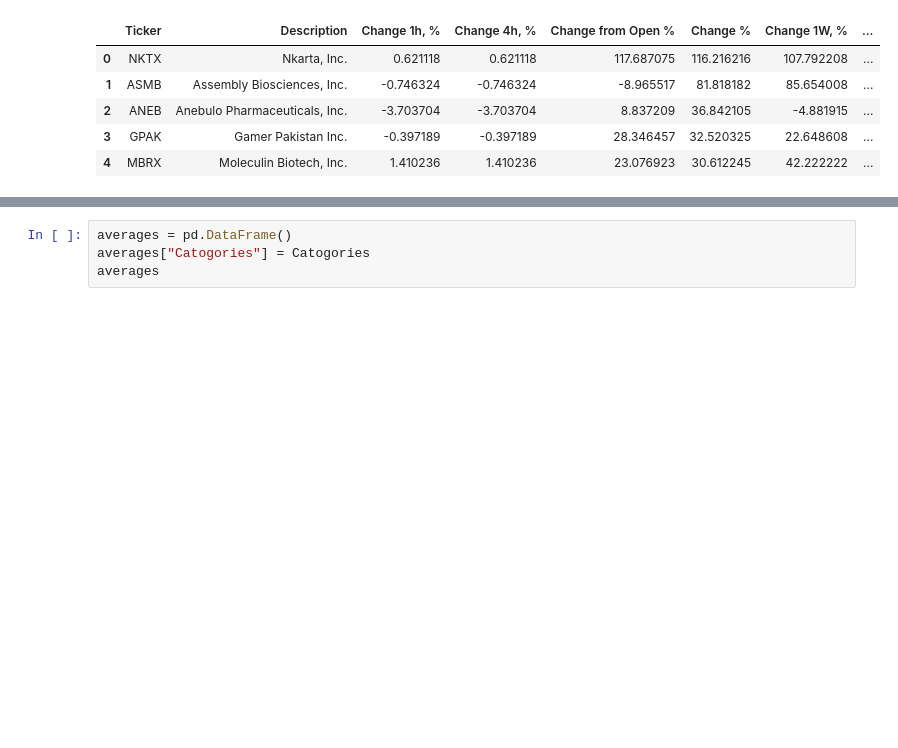
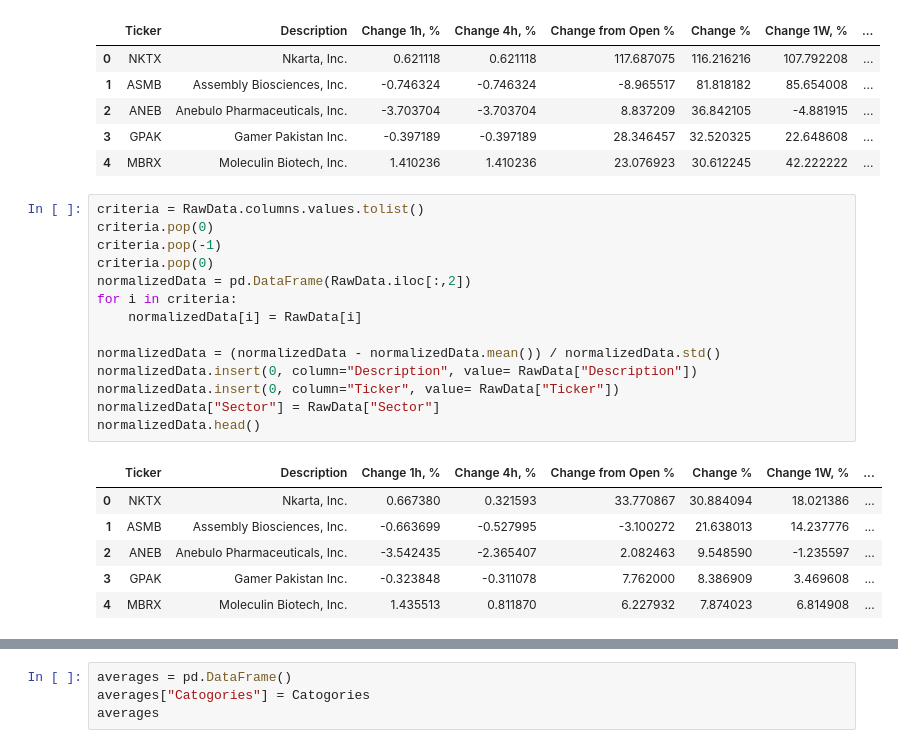
Before and after one commit to Hamza-joosub/Fund, a Jupyter notebook: Anomoly Detection/Simple/Anomaly_Detection.ipynb, the cells around one changed output, grey strips where cells are left out. Saved outputs shown, nothing was run; the diff lists cells and outputs as text; blank space fills up the shorter version.

```diff
--- a/Anomoly Detection/Simple/Anomaly_Detection.ipynb
+++ b/Anomoly Detection/Simple/Anomaly_Detection.ipynb
@@ -14,4 +15,25 @@ RawData.head()
 | 2 | ANEB | Anebulo Pharmaceuticals, Inc. | -3.703704 | -3.703704 | 8.837209 | 36.842105 | -4.881915 | ... |
 | 3 | GPAK | Gamer Pakistan Inc. | -0.397189 | -0.397189 | 28.346457 | 32.520325 | 22.648608 | ... |
 | 4 | MBRX | Moleculin Biotech, Inc. | 1.410236 | 1.410236 | 23.076923 | 30.612245 | 42.222222 | ... |
+# %%
+criteria = RawData.columns.values.tolist()
+criteria.pop(0)
+criteria.pop(-1)
+criteria.pop(0)
+normalizedData = pd.DataFrame(RawData.iloc[:,2])
+for i in criteria:
+    normalizedData[i] = RawData[i]
+
+normalizedData = (normalizedData - normalizedData.mean()) / normalizedData.std()
+normalizedData.insert(0, column="Description", value= RawData["Description"])
+normalizedData.insert(0, column="Ticker", value= RawData["Ticker"])
+normalizedData["Sector"] = RawData["Sector"]
+normalizedData.head()
+# %% [output]
+|  | Ticker | Description | Change 1h, % | Change 4h, % | Change from Open % | Change % | Change 1W, % | ... |
+| 0 | NKTX | Nkarta, Inc. | 0.667380 | 0.321593 | 33.770867 | 30.884094 | 18.021386 | ... |
+| 1 | ASMB | Assembly Biosciences, Inc. | -0.663699 | -0.527995 | -3.100272 | 21.638013 | 14.237776 | ... |
+| 2 | ANEB | Anebulo Pharmaceuticals, Inc. | -3.542435 | -2.365407 | 2.082463 | 9.548590 | -1.235597 | ... |
+| 3 | GPAK | Gamer Pakistan Inc. | -0.323848 | -0.311078 | 7.762000 | 8.386909 | 3.469608 | ... |
+| 4 | MBRX | Moleculin Biotech, Inc. | 1.435513 | 0.811870 | 6.227932 | 7.874023 | 6.814908 | ... |
 # %%
```
Also changed, not shown: parts of 4 cells of this notebook.
